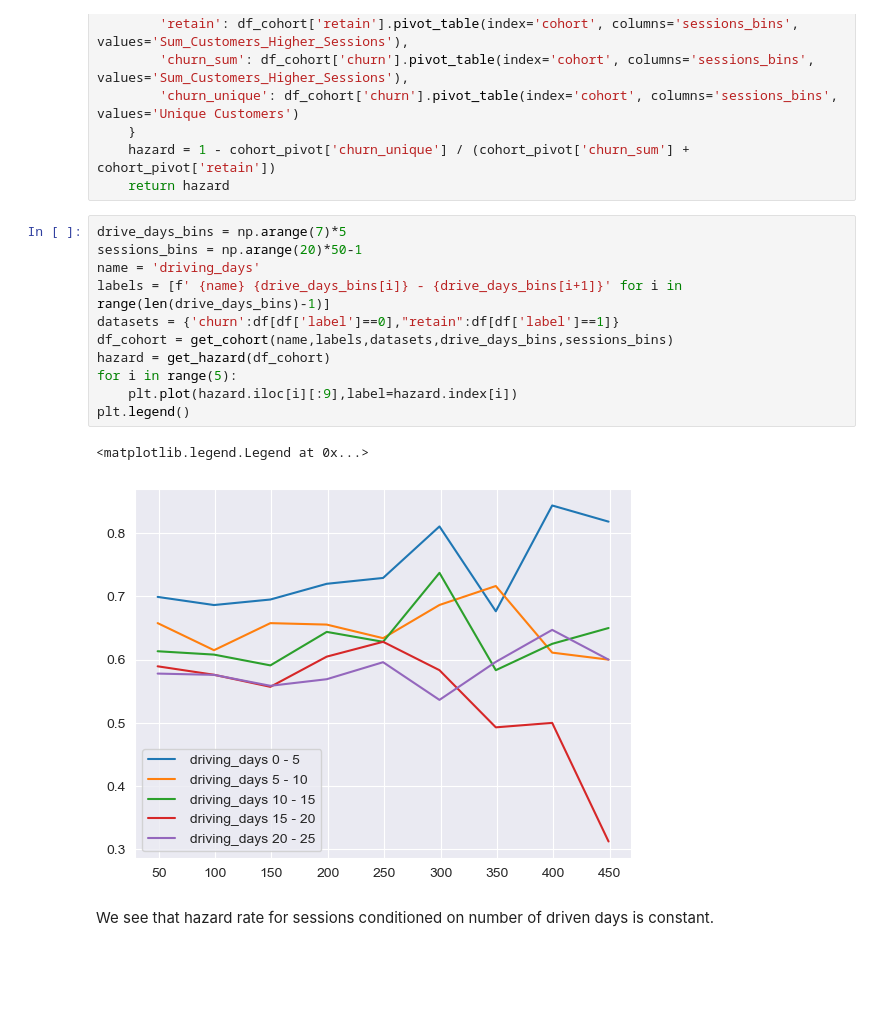
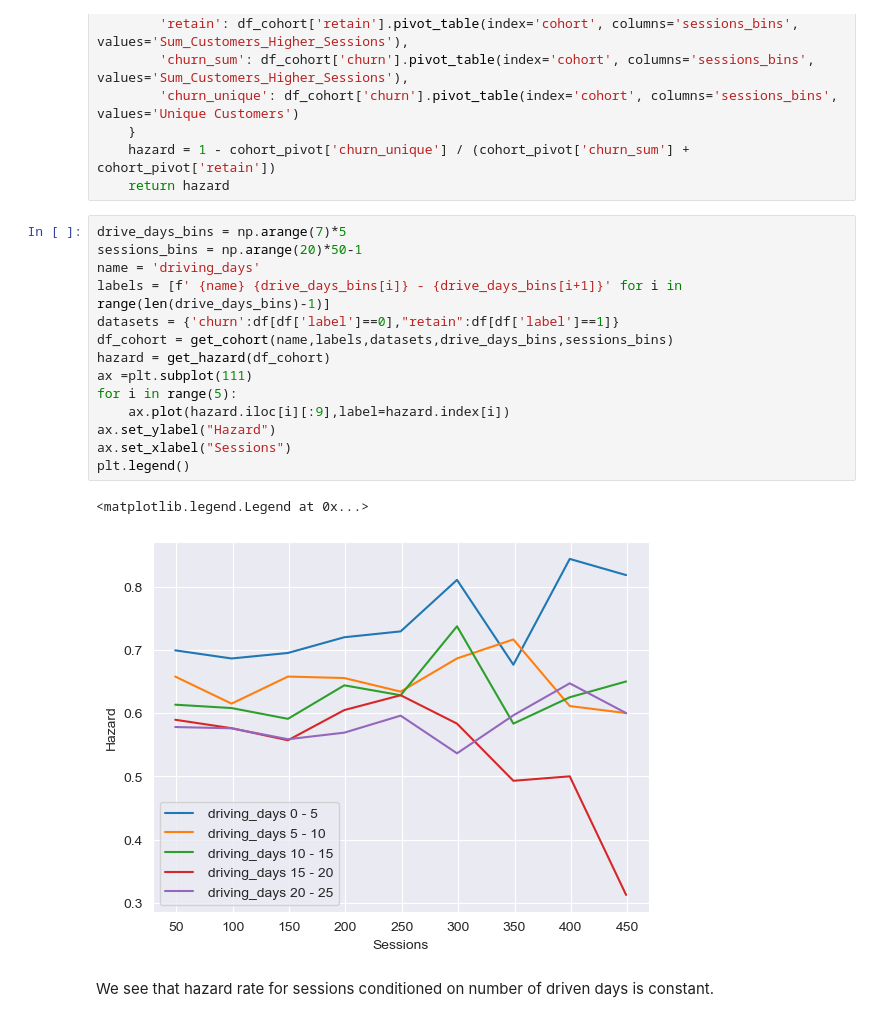
Before and after one commit to point-de-vyu/data-analytics-projects, a Jupyter notebook: Waze_predicting_user_churn/1. Exploratory_data_analysis.ipynb, the cells around one changed output. Drawn from its saved outputs; the diff is of its cells as text; blank space fills up the shorter version.

```diff
--- a/Waze_predicting_user_churn/1. Exploratory_data_analysis.ipynb
+++ b/Waze_predicting_user_churn/1. Exploratory_data_analysis.ipynb
@@ -684,17 +684,20 @@ def get_hazard(df_cohort):
 # %%
 drive_days_bins = np.arange(7)*5
 sessions_bins = np.arange(20)*50-1
 name = 'driving_days'
 labels = [f' {name} {drive_days_bins[i]} - {drive_days_bins[i+1]}' for i in range(len(drive_days_bins)-1)]
 datasets = {'churn':df[df['label']==0],"retain":df[df['label']==1]}
 df_cohort = get_cohort(name,labels,datasets,drive_days_bins,sessions_bins)
 hazard = get_hazard(df_cohort)
+ax =plt.subplot(111)
 for i in range(5):
-    plt.plot(hazard.iloc[i][:9],label=hazard.index[i])
+    ax.plot(hazard.iloc[i][:9],label=hazard.index[i])
+ax.set_ylabel("Hazard")
+ax.set_xlabel("Sessions")
 plt.legend()
 # %% [output]
 <matplotlib.legend.Legend at 0x...>
-[figure, old version]
+[figure, new version]
 # %% [markdown]
 We see that hazard rate for sessions conditioned on number of driven days is constant.
 # %%
```
Also changed, not shown: parts of 1 cell of this notebook.
